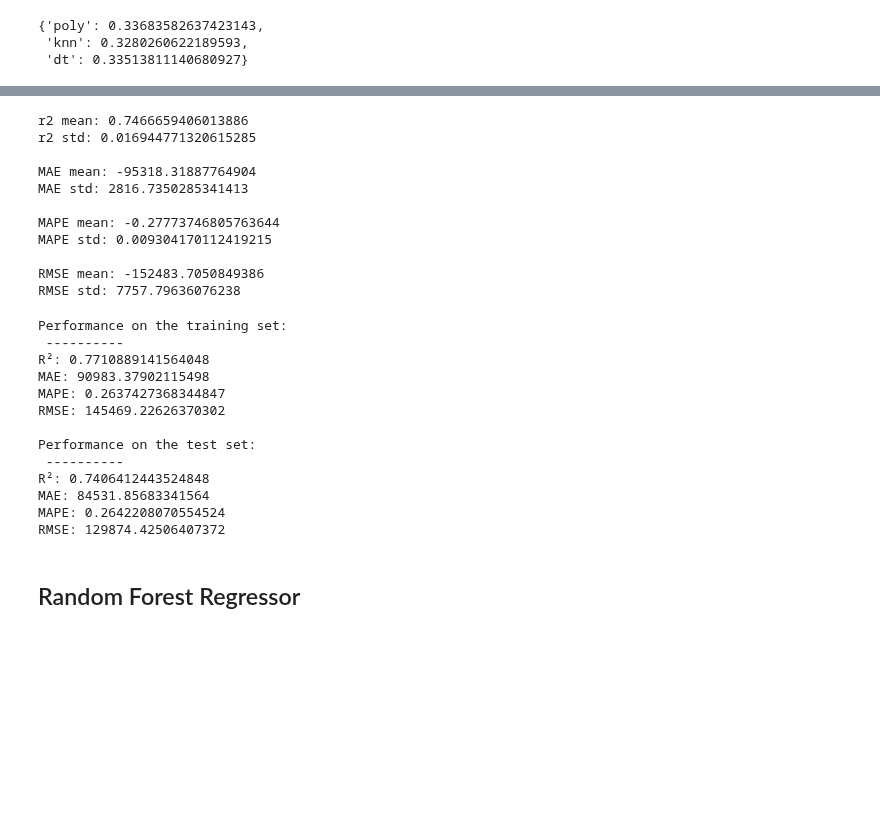
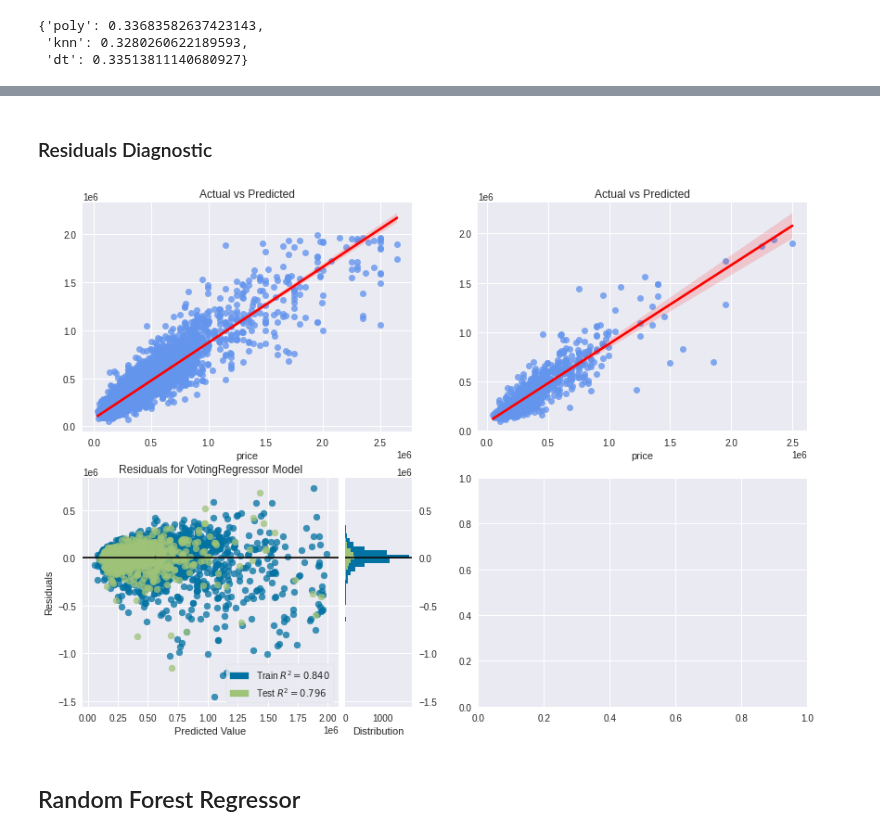
Before and after one commit to javiicc/Identifying_Potential_Investment_Opportunities_In_The_Irish_Real_Estate_Market_Using_MachineLearning, a Jupyter notebook: Price_Inference.ipynb, the cells around one changed output, grey strips where cells are left out. Cells and saved outputs as stored; diff of their text form; code cells hidden in the pictures; blank space fills up the shorter version.

```diff
--- a/Price_Inference.ipynb
+++ b/Price_Inference.ipynb
@@ -690,7 +617,7 @@ np.std(y_pred_test - y_test)
 from sklearn.ensemble import VotingRegressor
 # %%
 scoring_comp = {'r2': 'r2',
-                'MAPE': 'neg_mean_absolute_percentage_error'}
+                'MAE': 'neg_mean_absolute_error'}
 # %% [raw]
 polyr = poly_pipe_estimator
 knnr = knnr_pipe_est
@@ -895,53 +762,8 @@ br_pipe_estimator = Pipeline(steps=[
-# %%
-bag_poly_pipe_estimator = transformer_estimator(num_transformation='power_transformer',
-                                       regressor=bag_regression,
-                                       poly_degree=3)
-
-scores = scores_statistics(estimator=bag_poly_pipe_estimator,
-                           scoring_dict=scoring,
-                           X_train=X_train,
-                           y_train=y_train,
-                           cv=5,
-                           return_train_score=False)
-# %% [output]
-r2 mean: 0.7466659406013886
-r2 std: 0.016944771320615285
-
-MAE mean: -95318.31887764904
-MAE std: 2816.7350285341413
-
-MAPE mean: -0.27773746805763644
-MAPE std: 0.009304170112419215
-
-RMSE mean: -152483.7050849386
-RMSE std: 7757.79636076238
-# %%
-bag_reg = bag_poly_pipe_estimator.fit(X_train, y_train)
-
-print('Performance on the training set:\n', '-'*10)
-y_pred_train = bag_reg.predict(X_train)
-metrics_regression(y_test=y_train,
-                    y_pred=y_pred_train,
-                    squared=False)
-
-print('Performance on the test set:\n', '-'*10)
-y_pred = bag_reg.predict(X_test)
-metrics_regression(y_test=y_test,
-                   y_pred=y_pred,
-                   squared=False)
-# %% [output]
-Performance on the training set:
- ----------
-R²: 0.7710889141564048
-MAE: 90983.37902115498
-MAPE: 0.2637427368344847
-RMSE: 145469.22626370302
-
-Performance on the test set:
- ----------
-R²: 0.7406412443524848
-MAE: 84531.85683341564
-MAPE: 0.2642208070554524
-RMSE: 129874.42506407372
+# %% [markdown]
+### Residuals Diagnostic
+# %%
+residuals(voting_reg, X_train, X_test, y_train, y_test)
+# %% [output]
+[figure, added]
 # %% [markdown]
 ## Random Forest Regressor
```
Also changed, not shown: parts of 94 cells of this notebook, 1 other file.
